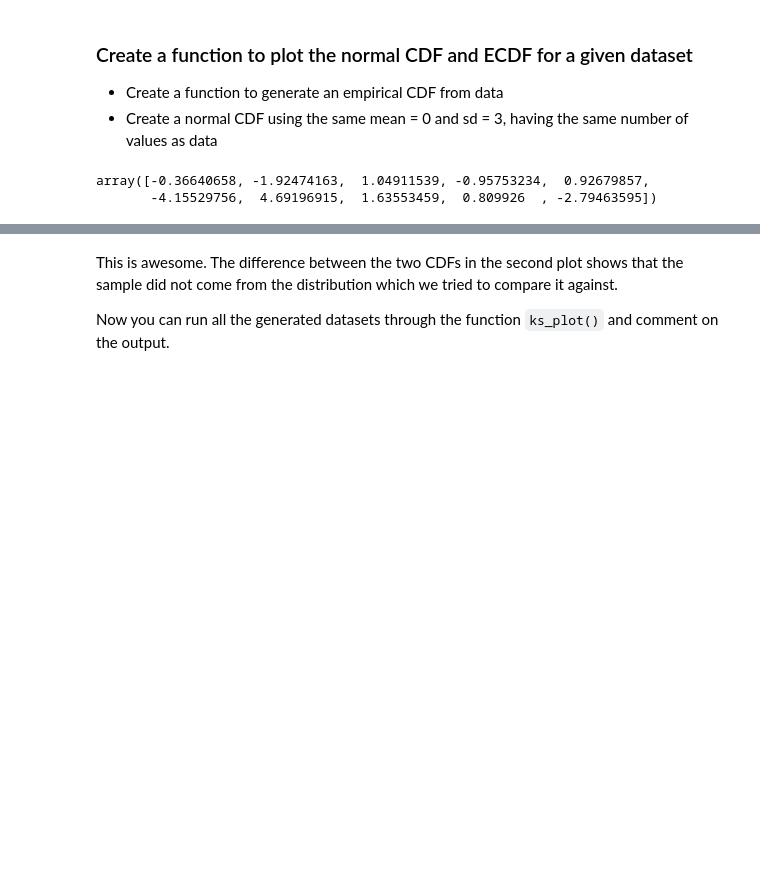
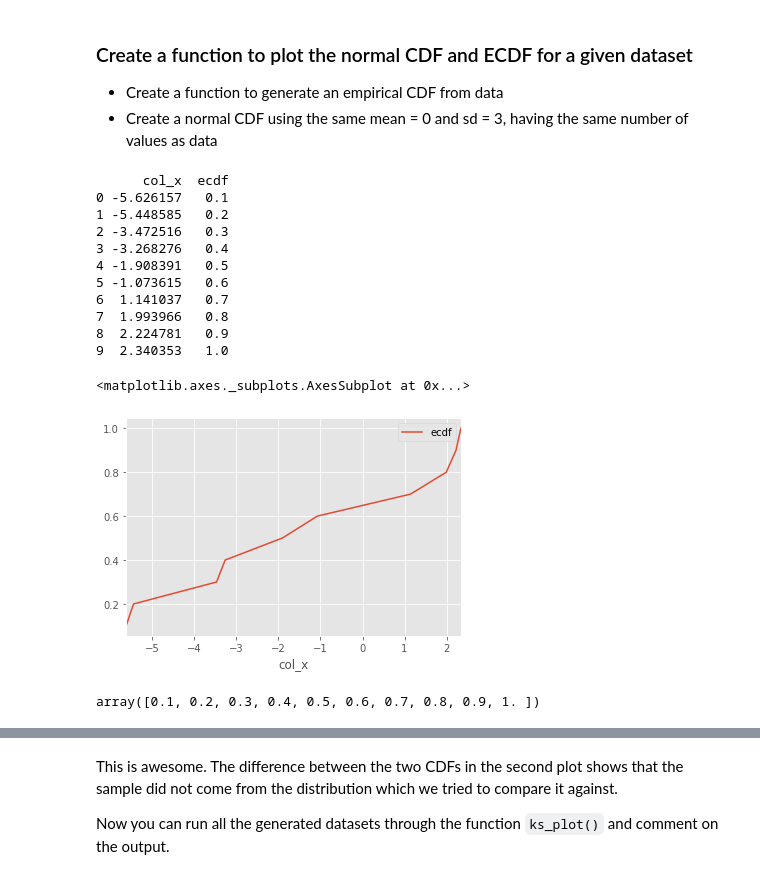
Before and after one commit to poariston/dsc-komogorov-smirnov-test-lab-online-ds-pt-120919, a Jupyter notebook: index.ipynb, the cells around one changed output, grey strips where cells are left out. Saved outputs shown, nothing was run; the diff lists cells and outputs as text; code cells hidden in the pictures; blank space fills up the shorter version.

```diff
--- a/index.ipynb
+++ b/index.ipynb
@@ -81,11 +82,61 @@ for ind, i in enumerate([x_10,x_50,x_100,x_1000]):
 ### Create a function to plot the normal CDF and ECDF for a given dataset
 - Create a function to generate an empirical CDF from data
 - Create a normal CDF using the same mean = 0 and sd = 3, having the same number of values as data
-# %%
-# first let's try for x_10
-# end goal: for each element in x_10, find the number of elements that are smaller or equal.
-x_10.
-for elem in x_10:
-# %% [output]
-array([-0.36640658, -1.92474163,  1.04911539, -0.95753234,  0.92679857,
-       -4.15529756,  4.69196915,  1.63553459,  0.809926  , -2.79463595])
+# %%
+# draft - WIP
+# first let's try for x_10
+# end goal: for each element in x_10, find the number of elements that are smaller or equal.
+
+
+import pandas as pd
+x_10 = stats.norm.rvs(loc=0, scale=3, size=10)
+
+x_10.sort() # the variable x_10 is now sorted
+
+
+# enum=enumerate(x_10)
+# print(list(enum))
+# df=pd.DataFrame(enum)
+# print(df)
+
+# z=zip(   x_10 , range(len(x_10))  )
+# print(dict(z))
+df=pd.DataFrame.from_dict(dict(z))
+df.head()
+
+# s= pd.Series(dict(z))
+# s
+# ecdf10_values=[]
+# for i in range(len(x_10)):
+    # need to get the rank of each elem
+
+column1=list(x_10)
+column2=list(range(len(x_10)))
+column2=[(x+1)/len(x_10) for x in column2]
+dico={'col_x':column1,'ecdf':column2}
+df=pd.DataFrame.from_dict(dico)
+print(df)
+df.plot(x='col_x',y='ecdf')
+# %% [output]
+      col_x  ecdf
+0 -5.626157   0.1
+1 -5.448585   0.2
+2 -3.472516   0.3
+3 -3.268276   0.4
+4 -1.908391   0.5
+5 -1.073615   0.6
+6  1.141037   0.7
+7  1.993966   0.8
+8  2.224781   0.9
+9  2.340353   1.0
+<matplotlib.axes._subplots.AxesSubplot at 0x...>
+[figure, added]
+# %%
+# draft - WIP
+x_10 = stats.norm.rvs(loc=0, scale=3, size=10)
+np.sort(x_10)
+np.linspace(0,1,10,endpoint=False)
+# np.linspace(0,1,len(x_10),endpoint=False)
+(np.arange(len(x_10)) +1)  / len(x_10)
+# %% [output]
+array([0.1, 0.2, 0.3, 0.4, 0.5, 0.6, 0.7, 0.8, 0.9, 1. ])
```
Also changed, not shown: parts of 25 cells of this notebook.
